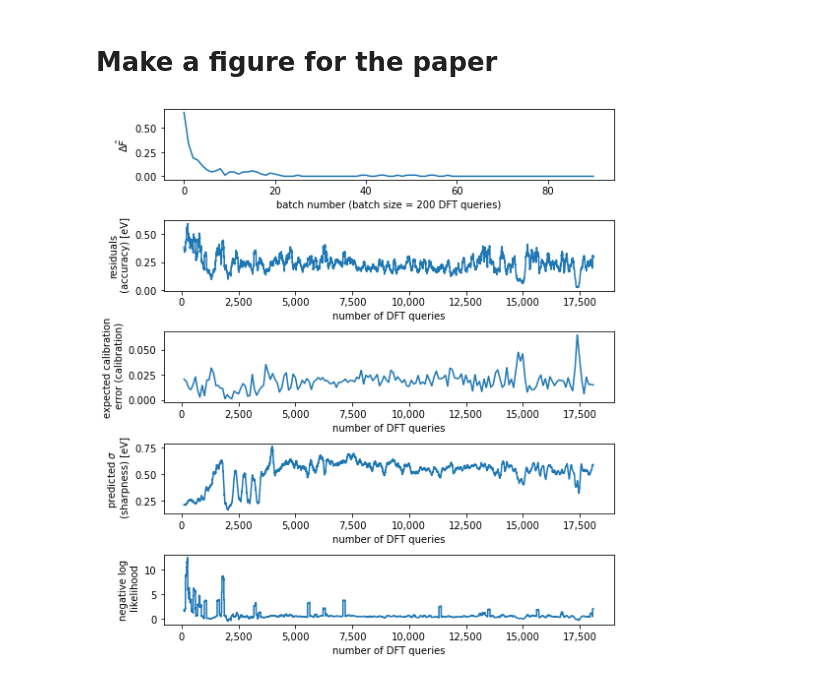
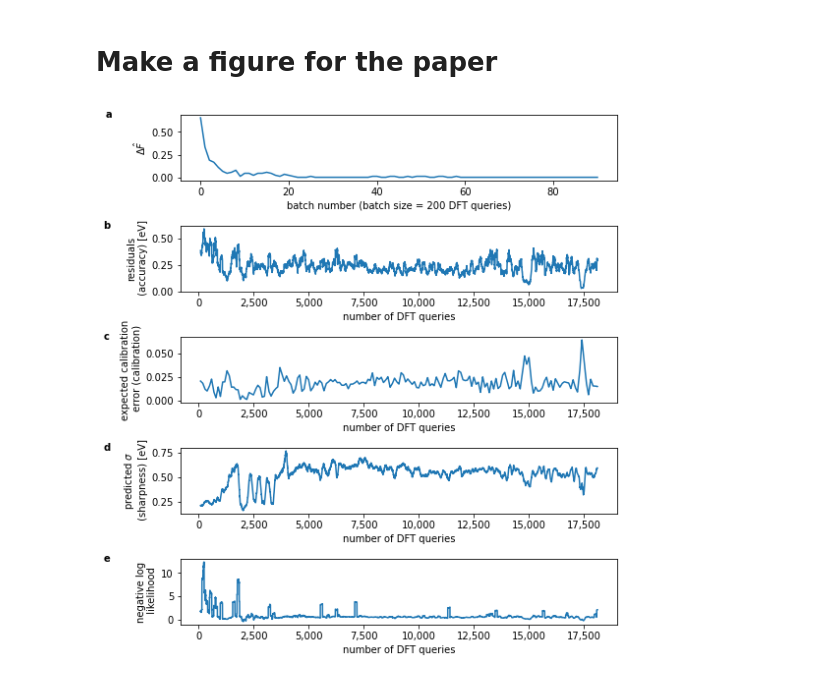
Before and after one commit to ulissigroup/catalyst-acquisitions, a Jupyter notebook: notebooks/MMS/CFGP/MMS.ipynb, the cells around one changed output. Saved outputs shown, nothing was run; the diff lists cells and outputs as text; code cells hidden in the pictures.

Commit message:
Annotate MMS CFGP figure

```diff
--- a/notebooks/MMS/CFGP/MMS.ipynb
+++ b/notebooks/MMS/CFGP/MMS.ipynb
@@ -177,38 +177,40 @@ import matplotlib.pyplot as plt
 from matplotlib import ticker
 import seaborn as sns
 
 
 FORMATTER = ticker.FuncFormatter(lambda x, p: format(int(x), ','))
 
 # Initialize final figure
 fig, axes = plt.subplots(5, figsize=(7.5, 8))
 
 # Define the figures we want to grab for the big one
-figs = {('batch number (batch size = 200 DFT queries)', '$\Delta \hat{F}$'): ax_df.figure,
-        ('number of DFT queries', 'residuals\n (accuracy) [eV]'): accuracy_fig,
-        ('number of DFT queries', 'expected calibration\n error (calibration)'): calibration_fig,
-        ('number of DFT queries', 'predicted $\sigma$\n (sharpness) [eV]'): uncertainty_fig,
-        ('number of DFT queries', 'negative log\n likelihood'): nll_fig}
+figs = {('a', 'batch number (batch size = 200 DFT queries)', '$\Delta \hat{F}$'): ax_df.figure,
+        ('b', 'number of DFT queries', 'residuals\n (accuracy) [eV]'): accuracy_fig,
+        ('c', 'number of DFT queries', 'expected calibration\n error (calibration)'): calibration_fig,
+        ('d', 'number of DFT queries', 'predicted $\sigma$\n (sharpness) [eV]'): uncertainty_fig,
+        ('e', 'number of DFT queries', 'negative log\n likelihood'): nll_fig}
 
 # Plot each thing
-for ((xlabel, ylabel), fig_og), ax in zip(figs.items(), axes):
+for ((letter, xlabel, ylabel), fig_og), ax in zip(figs.items(), axes):
 
     # Grab the old data
     ax_og = fig_og.gca()
     line = ax_og.lines[0]
     x, y = line.get_data()
 
     # Plot the old data
     _ = sns.lineplot(x, y, ax=ax)
     _ = ax.set_xlabel(xlabel)
     _ = ax.set_ylabel(ylabel)
 
     # Format
     _ = ax.get_xaxis().set_major_formatter(FORMATTER)
+    _ = ax.text(-0.24*(max(x)-min(x)), max(y), letter,
+                font=dict(family='sans'), size=10, weight='bold')
 fig.tight_layout()
 
 # Save
-plt.savefig('../../../MMS_manuscript/figures/hallucinations/example.pdf',
+plt.savefig('../../../MMS_manuscript/figures/diagnostics.pdf',
             bbox_inches='tight', transparent=True, dpi=600)
 # %% [output]
-[figure, old version]
+[figure, new version]
```
